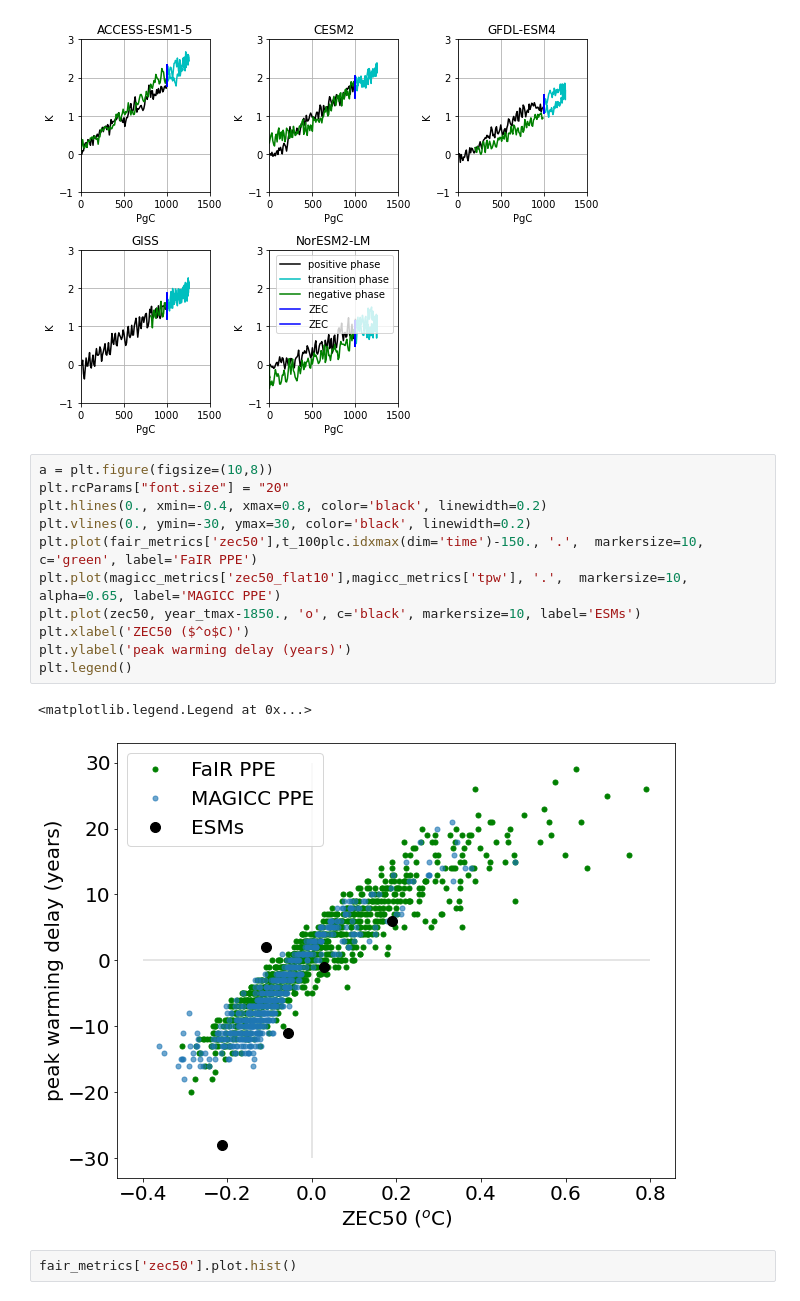
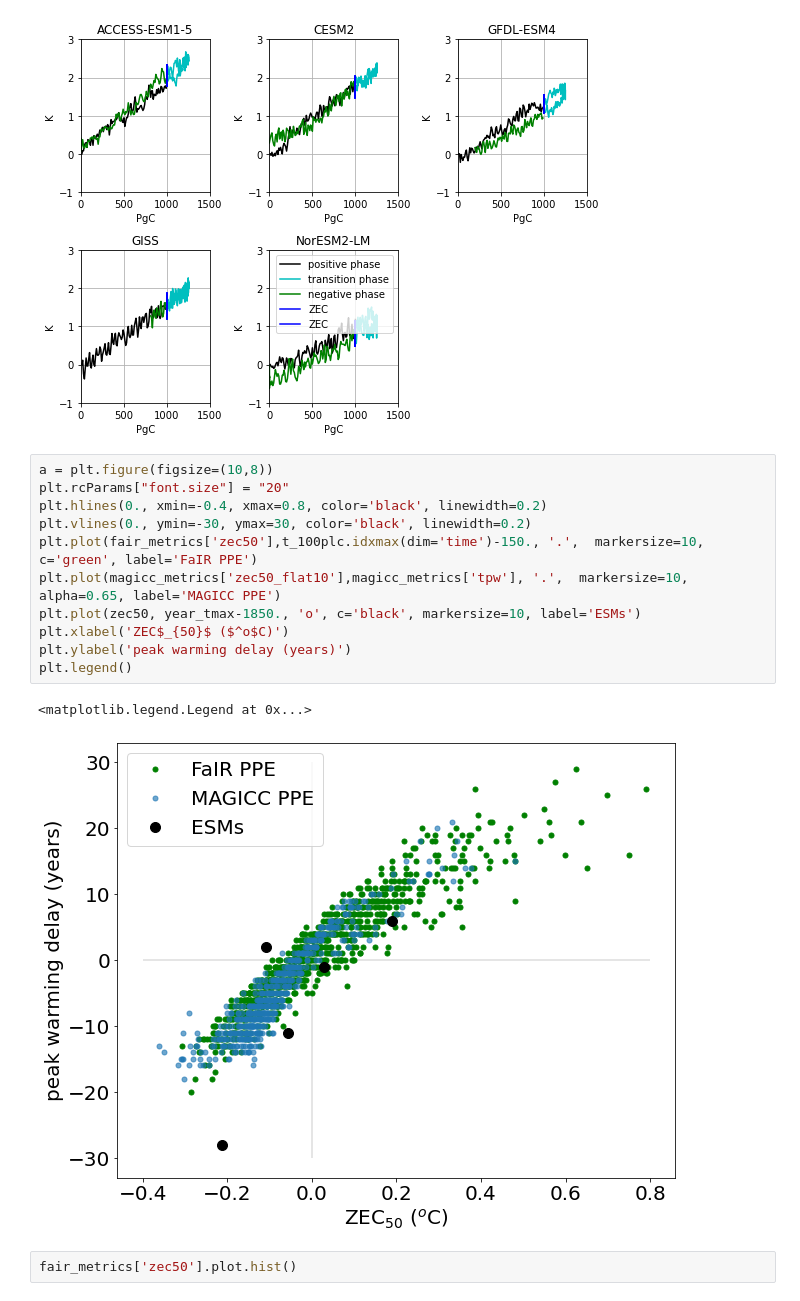
Before and after one commit to ckoven/esm-deck, a Jupyter notebook: flat10_scm_mac.ipynb, the cells around one changed output. Saved outputs shown, nothing was run; the diff lists cells and outputs as text.

```diff
--- a/flat10_scm_mac.ipynb
+++ b/flat10_scm_mac.ipynb
@@ -840,17 +840,17 @@ NorESM2-LM
 # %%
 a = plt.figure(figsize=(10,8))
 plt.rcParams["font.size"] = "20"
 plt.hlines(0., xmin=-0.4, xmax=0.8, color='black', linewidth=0.2)
 plt.vlines(0., ymin=-30, ymax=30, color='black', linewidth=0.2)
 plt.plot(fair_metrics['zec50'],t_100plc.idxmax(dim='time')-150., '.',  markersize=10, c='green', label='FaIR PPE')
 plt.plot(magicc_metrics['zec50_flat10'],magicc_metrics['tpw'], '.',  markersize=10, alpha=0.65, label='MAGICC PPE')
 plt.plot(zec50, year_tmax-1850., 'o', c='black', markersize=10, label='ESMs')
-plt.xlabel('ZEC50 ($^o$C)')
+plt.xlabel('ZEC$_{50}$ ($^o$C)')
 plt.ylabel('peak warming delay (years)')
 plt.legend()
 # %% [output]
 <matplotlib.legend.Legend at 0x...>
-[figure, old version]
+[figure, new version]
 # %%
 fair_metrics['zec50'].plot.hist()
 # %% [output]
```
Also changed, not shown: parts of 3 cells of this notebook, 1 other file.
